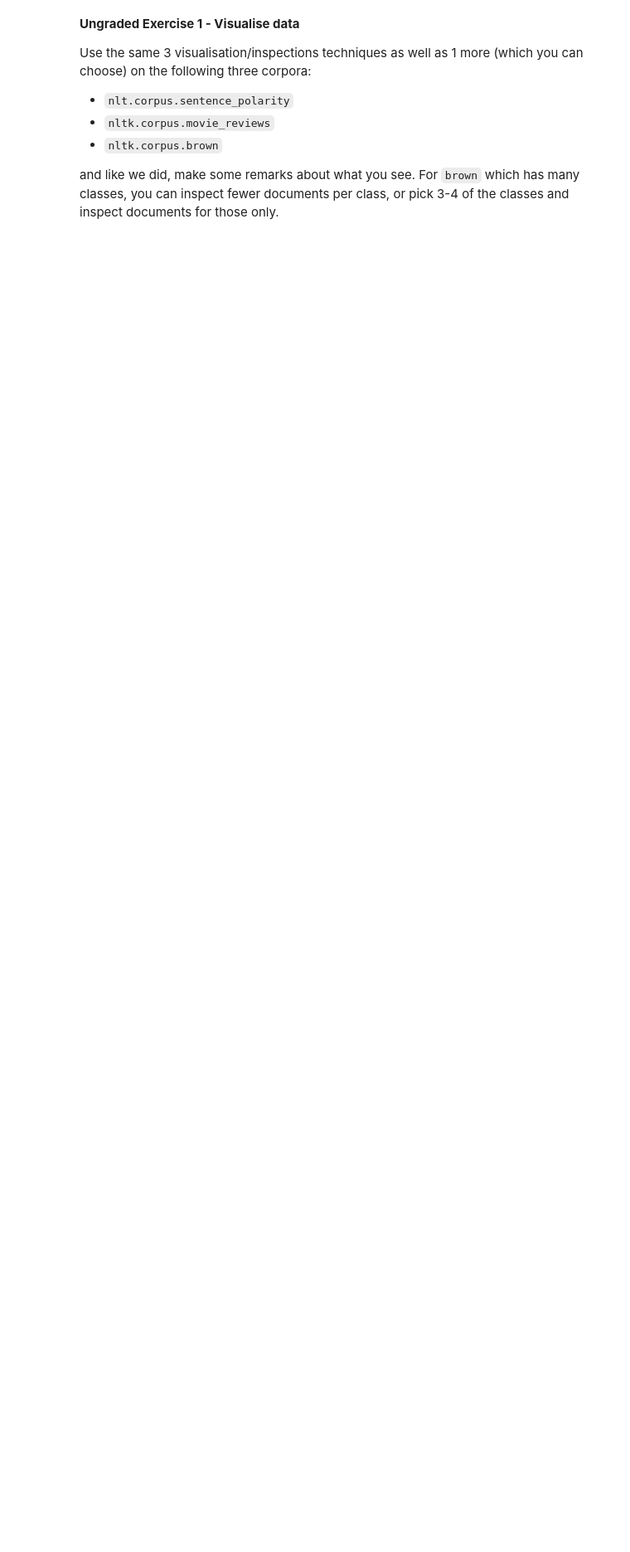
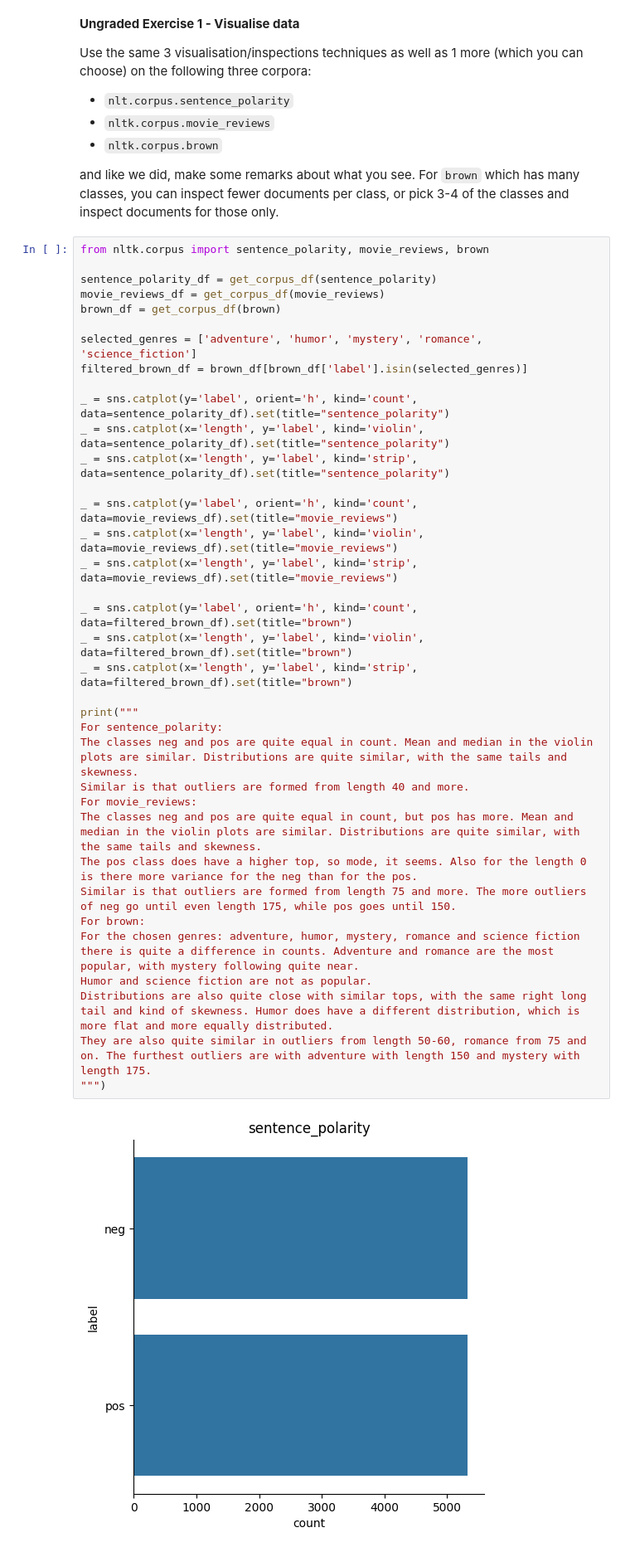
Before and after one commit to xsznr/NTMI, a Jupyter notebook: T2.ipynb, the cells around one changed output. Shown at 83% size. Saved outputs shown, nothing was run; the diff lists cells and outputs as text; blank space fills up the shorter version.

```diff
--- a/T2.ipynb
+++ b/T2.ipynb
@@ -190,3 +193,41 @@ Use the same 3 visualisation/inspections techniques as well as 1 more (which you
 * `nltk.corpus.brown`
 
 and like we did, make some remarks about what you see. For `brown` which has many classes, you can inspect fewer documents per class, or pick 3-4 of the classes and inspect documents for those only.
+# %%
+from nltk.corpus import sentence_polarity, movie_reviews, brown
+
+sentence_polarity_df = get_corpus_df(sentence_polarity)
+movie_reviews_df = get_corpus_df(movie_reviews)
+brown_df = get_corpus_df(brown)
+
+selected_genres = ['adventure', 'humor', 'mystery', 'romance', 'science_fiction']
+filtered_brown_df = brown_df[brown_df['label'].isin(selected_genres)]
+
+_ = sns.catplot(y='label', orient='h', kind='count', data=sentence_polarity_df).set(title="sentence_polarity")
+_ = sns.catplot(x='length', y='label', kind='violin', data=sentence_polarity_df).set(title="sentence_polarity")
+_ = sns.catplot(x='length', y='label', kind='strip', data=sentence_polarity_df).set(title="sentence_polarity")
+
+_ = sns.catplot(y='label', orient='h', kind='count', data=movie_reviews_df).set(title="movie_reviews")
+_ = sns.catplot(x='length', y='label', kind='violin', data=movie_reviews_df).set(title="movie_reviews")
+_ = sns.catplot(x='length', y='label', kind='strip', data=movie_reviews_df).set(title="movie_reviews")
+
+_ = sns.catplot(y='label', orient='h', kind='count', data=filtered_brown_df).set(title="brown")
+_ = sns.catplot(x='length', y='label', kind='violin', data=filtered_brown_df).set(title="brown")
+_ = sns.catplot(x='length', y='label', kind='strip', data=filtered_brown_df).set(title="brown")
+
+print("""
+For sentence_polarity:
+The classes neg and pos are quite equal in count. Mean and median in the violin plots are similar. Distributions are quite similar, with the same tails and skewness.
+Similar is that outliers are formed from length 40 and more.
+For movie_reviews:
+The classes neg and pos are quite equal in count, but pos has more. Mean and median in the violin plots are similar. Distributions are quite similar, with the same tails and skewness.
+The pos class does have a higher top, so mode, it seems. Also for the length 0 is there more variance for the neg than for the pos.
+Similar is that outliers are formed from length 75 and more. The more outliers of neg go until even length 175, while pos goes until 150.
+For brown:
+For the chosen genres: adventure, humor, mystery, romance and science fiction there is quite a difference in counts. Adventure and romance are the most popular, with mystery following quite near.
+Humor and science fiction are not as popular.
+Distributions are also quite close with similar tops, with the same right long tail and kind of skewness. Humor does have a different distribution, which is more flat and more equally distributed.
+They are also quite similar in outliers from length 50-60, romance from 75 and on. The furthest outliers are with adventure with length 150 and mystery with length 175.
+""")
+# %% [output]
+[figure, added]
```
Also changed, not shown: parts of 5 cells of this notebook.
